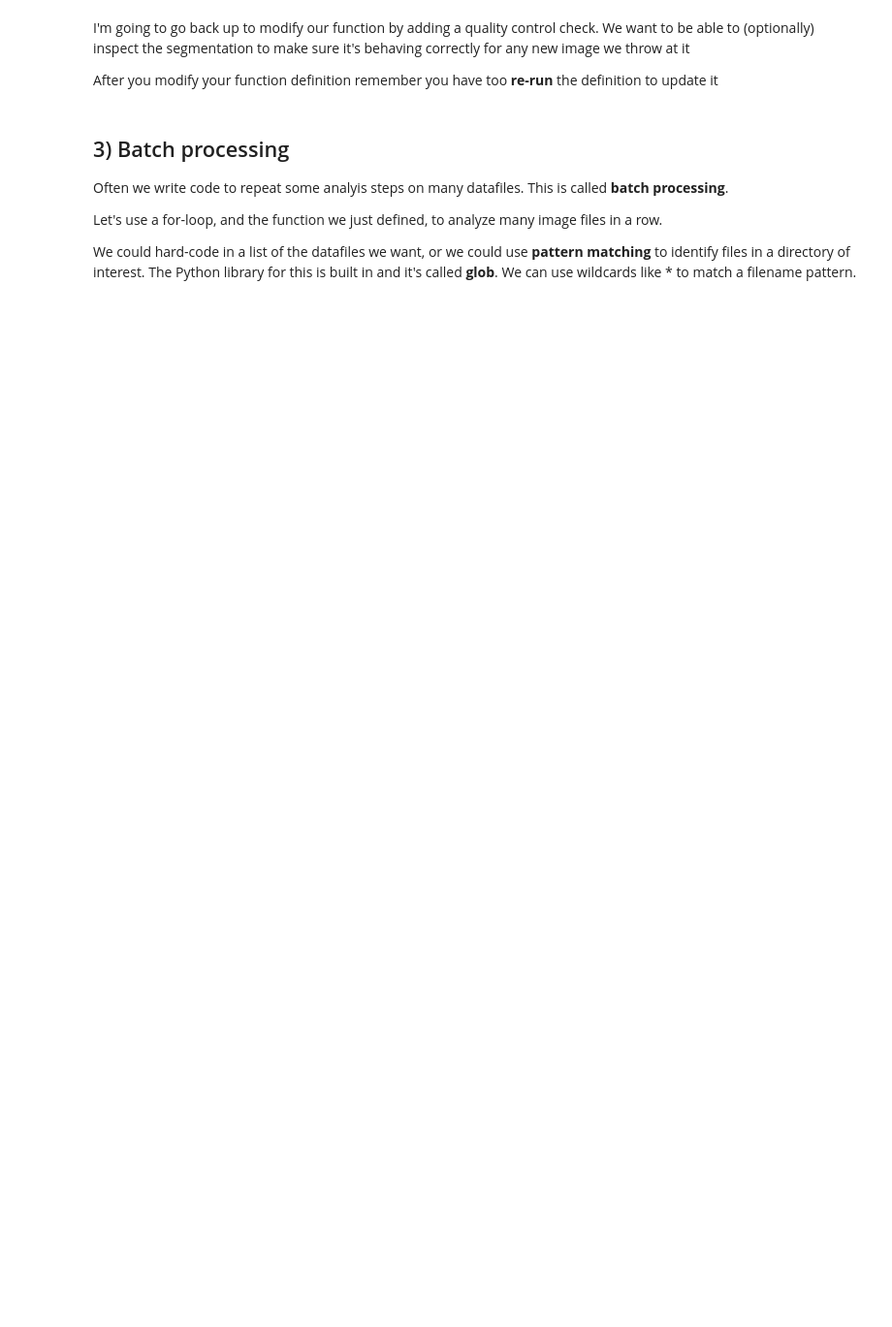
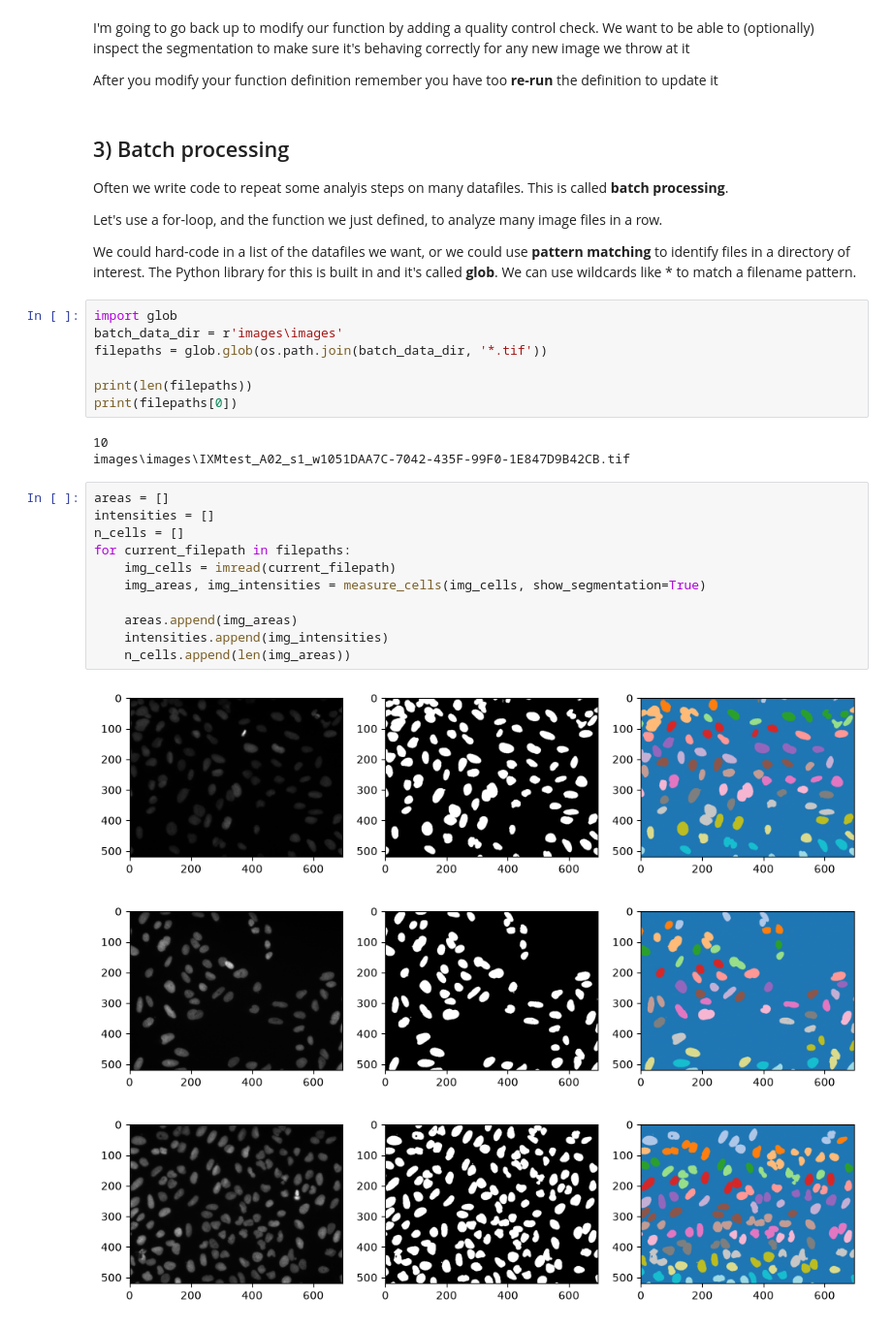
Before and after one commit to paulchung2013/ABIO558-Paul, a Jupyter notebook: miniproject_3_blank.ipynb, the cells around one changed output. Shown at 97% size. Cells and saved outputs as stored; diff of their text form; blank space fills up the shorter version.

```diff
--- a/miniproject_3_blank.ipynb
+++ b/miniproject_3_blank.ipynb
@@ -294,3 +301,28 @@ Often we write code to repeat some analyis steps on many datafiles. This is call
 Let's use a for-loop, and the function we just defined, to analyze many image files in a row.
 
 We could hard-code in a list of the datafiles we want, or we could use **pattern matching** to identify files in a directory of interest. The Python library for this is built in and it's called **glob**. We can use wildcards like * to match a filename pattern.
+# %%
+import glob
+batch_data_dir = r'images\images'
+filepaths = glob.glob(os.path.join(batch_data_dir, '*.tif'))
+
+print(len(filepaths))
+print(filepaths[0])
+# %% [output]
+10
+images\images\IXMtest_A02_s1_w1051DAA7C-7042-435F-99F0-1E847D9B42CB.tif
+# %%
+areas = []
+intensities = []
+n_cells = []
+for current_filepath in filepaths:
+    img_cells = imread(current_filepath)
+    img_areas, img_intensities = measure_cells(img_cells, show_segmentation=True)
+
+    areas.append(img_areas)
+    intensities.append(img_intensities)
+    n_cells.append(len(img_areas))
+# %% [output]
+[figure, added]
+[figure, added]
+[figure, added]
```
Also changed, not shown: parts of 5 cells of this notebook.
